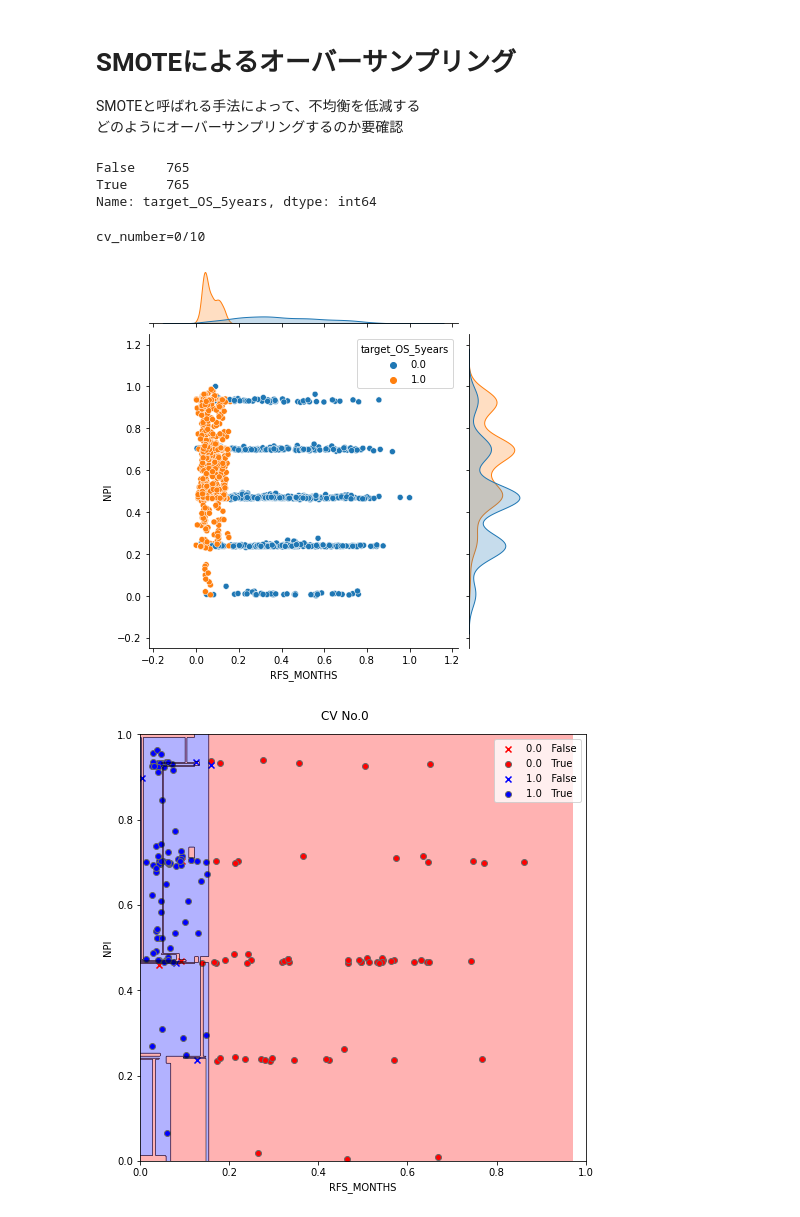
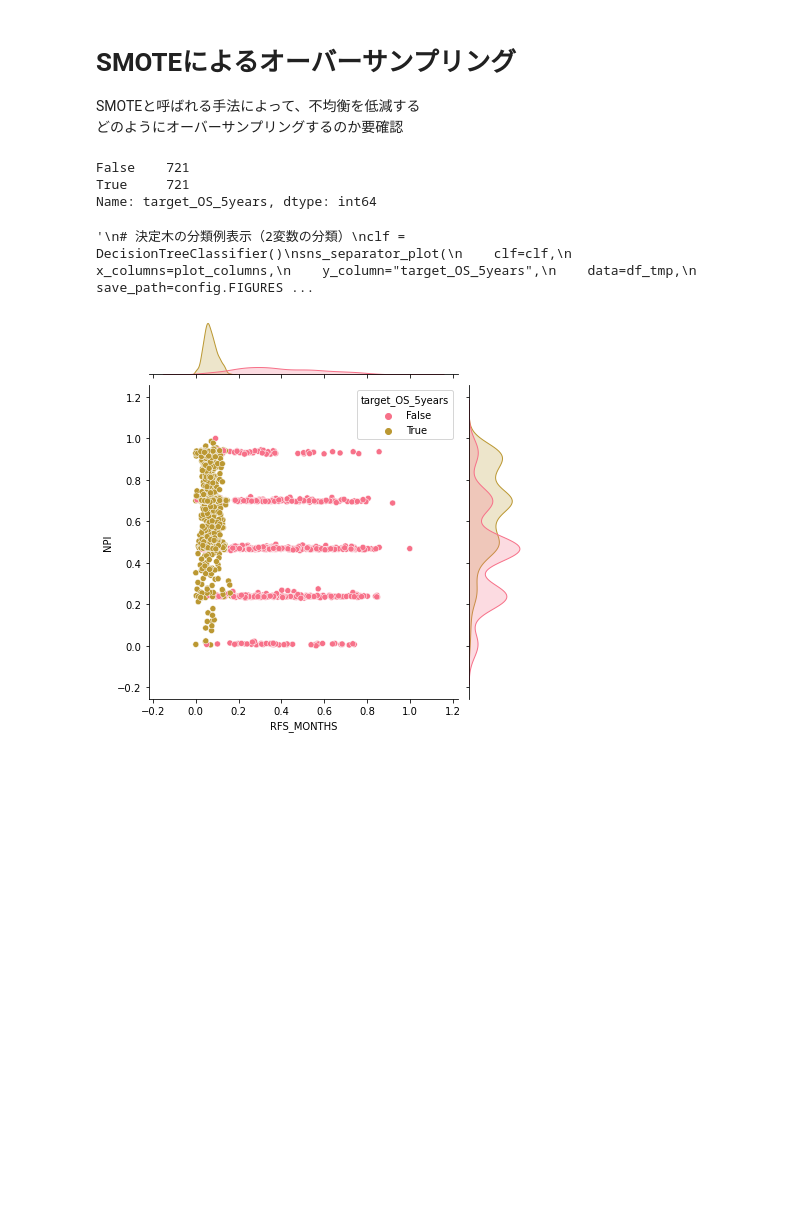
Before and after one commit to mono-clone/breast_cancer_analytics, a Jupyter notebook: notebooks/3.0.0-create_bcm_basic.ipynb, the cells around one changed output. Drawn from its saved outputs; the diff is of its cells as text; code cells hidden in the pictures; blank space fills up the shorter version.

```diff
--- a/notebooks/3.0.0-create_bcm_basic.ipynb
+++ b/notebooks/3.0.0-create_bcm_basic.ipynb
@@ -117,7 +128,25 @@ def check(df):
 精度は重視しないが、accuracyよりもf1スコアを重視する。
 目的変数に偏りがある（不均衡データ、1（5年後以内に死亡）<0（5年語以内に生存））ので、**サンプリング方法を要検討**
 # %%
-df_MB_encoded = pd.read_pickle(
-    config.INTERIM_PICKLE_PREPROCESSED_OS5YEARS_DIR + "/df_MB_encoded.pkl"
+X = pd.read_pickle(config.INTERIM_PICKLE_PREPROCESSED_OS5YEARS_CLINICAL_DIR + "/X.pkl")
+y = pd.read_pickle(config.INTERIM_PICKLE_PREPROCESSED_OS5YEARS_CLINICAL_DIR + "/y.pkl")
+
+
+X_train_std = pd.read_pickle(
+    config.INTERIM_PICKLE_PREPROCESSED_OS5YEARS_CLINICAL_DIR + "/X_train_std.pkl"
 )
-check(df_MB_encoded)
+X_test_std = pd.read_pickle(
+    config.INTERIM_PICKLE_PREPROCESSED_OS5YEARS_CLINICAL_DIR + "/X_test_std.pkl"
+)
+X_train_norm = pd.read_pickle(
+    config.INTERIM_PICKLE_PREPROCESSED_OS5YEARS_CLINICAL_DIR + "/X_train_norm.pkl"
+)
+X_test_norm = pd.read_pickle(
+    config.INTERIM_PICKLE_PREPROCESSED_OS5YEARS_CLINICAL_DIR + "/X_test_norm.pkl"
+)
+y_train = pd.read_pickle(
+    config.INTERIM_PICKLE_PREPROCESSED_OS5YEARS_CLINICAL_DIR + "/y_train.pkl"
+)
+y_test = pd.read_pickle(
+    config.INTERIM_PICKLE_PREPROCESSED_OS5YEARS_CLINICAL_DIR + "/y_test.pkl"
+)
@@ -170,4 +152,0 @@ print(
-# %%
-# Xとyに分割
-X = df_MB_encoded.drop("target_OS_5years", axis=1)
-y = df_MB_encoded["target_OS_5years"].astype(bool)
@@ -636,9 +589,9 @@ cv_number=0/10
 予測結果が0~1の間を取る
 # %%
 clf_lr = LogisticRegression()
-clf_lr.fit(X_train, y_train)
-# 訓練データでの正答率
-clf_lr.score(X_train, y_train)
+clf_lr.fit(X_train_std, y_train)
+# テストデータでの正答率
+clf_lr.score(X_test_std, y_test)
 # %% [output]
 STOP: TOTAL NO. of ITERATIONS REACHED LIMIT.
 
@@ -808,46 +738,46 @@ SMOTEと呼ばれる手法によって、不均衡を低減する
 どのようにオーバーサンプリングするのか要確認
 # %%
 sm = SMOTE(random_state=SEED)
-
-X_resampled, y_resampled = sm.fit_resample(X_train, y_train)
+X_training, X_val, y_training, y_val = train_test_split(X_train_std, y_train)
+X_resampled, y_resampled = sm.fit_resample(X_training, y_training)
 y_resampled.value_counts()
 # %% [output]
-False    765
-True     765
+False    721
+True     721
 Name: target_OS_5years, dtype: int64
 # %%
 df_tmp = pd.merge(X_resampled, y_resampled, left_index=True, right_index=True)
 
 save_path = (
     config.FIGURES_PROGNOSIS_SURVIVED_BCM_OVERSAMPLING_SMOTE_DIR
     + "/SMOTE_scatter("
     + plot_columns[0]
     + " x "
     + plot_columns[1]
     + ").png"
 )
 
 # SMOTE実施後の分布のプロット
 sns_join_plot(
-    data=df_tmp,
+    X=X_resampled,
+    y=y_resampled,
     plot_columns=plot_columns,
-    target="target_OS_5years",
     save_path=save_path,
 )
-
+"""
 # 決定木の分類例表示（2変数の分類）
 clf = DecisionTreeClassifier()
 sns_separator_plot(
     clf=clf,
     x_columns=plot_columns,
     y_column="target_OS_5years",
     data=df_tmp,
     save_path=config.FIGURES_PROGNOSIS_SURVIVED_BCM_OVERSAMPLING_DIR
     + "/sample_SMOTE.png",
 )
+"""
 # %% [output]
-cv_number=0/10
+'\n# 決定木の分類例表示（2変数の分類）\nclf = DecisionTreeClassifier()\nsns_separator_plot(\n    clf=clf,\n    x_columns=plot_columns,\n    y_column="target_OS_5years",\n    data=df_tmp,\n    save_path=config.FIGURES ...
-[figure, old version]
+[figure, new version]
-[figure, removed]
 # %%
 # オーバーサンプリングありのモデル比較
```
Also changed, not shown: parts of 41 cells of this notebook, 12 other files.
